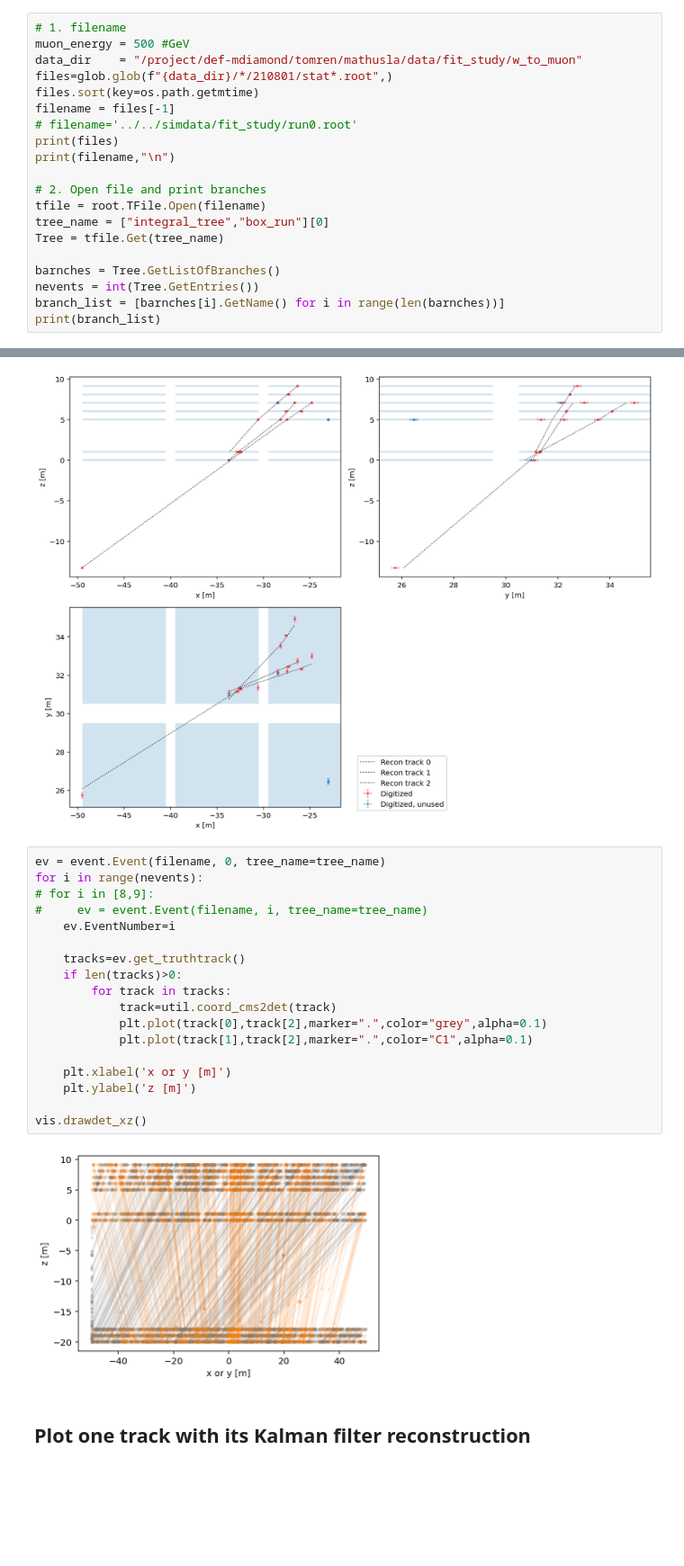
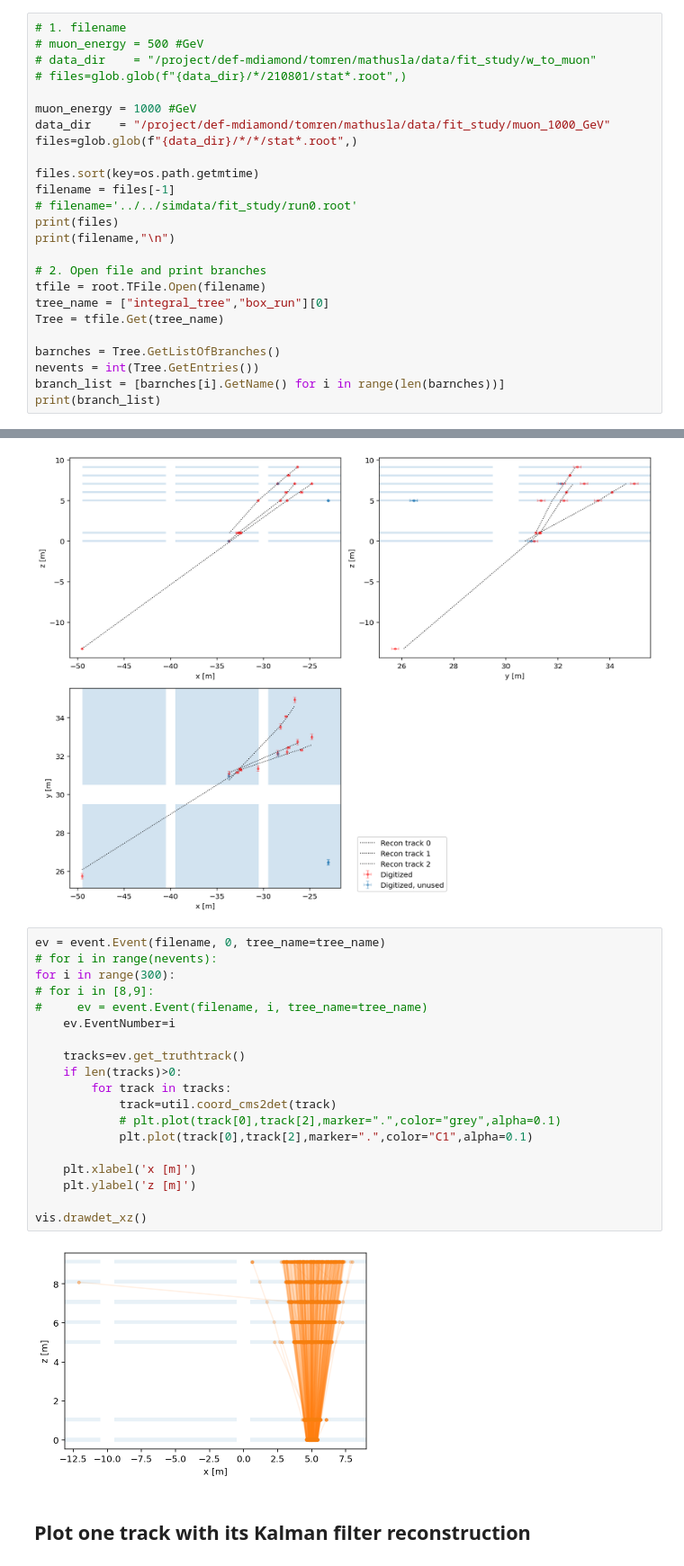
Before and after one commit to EdmondRen/mathusla_tracker_debugging, a Jupyter notebook: 00_basic.ipynb, the cells around one changed output, grey strips where cells are left out. Shown at 90% size. Saved outputs shown, nothing was run; the diff lists cells and outputs as text; blank space fills up the shorter version.

Commit message:
completing 1-track study

```diff
--- a/00_basic.ipynb
+++ b/00_basic.ipynb
@@ -39,9 +43,14 @@ tracker ../data/w_to_muon/20230129/210801/run0.root ../data/w_to_muon/20230129/2
 * use "event" class
 # %%
 # 1. filename
-muon_energy = 500 #GeV
-data_dir    = "/project/def-mdiamond/tomren/mathusla/data/fit_study/w_to_muon"
-files=glob.glob(f"{data_dir}/*/210801/stat*.root",)
+# muon_energy = 500 #GeV
+# data_dir    = "/project/def-mdiamond/tomren/mathusla/data/fit_study/w_to_muon"
+# files=glob.glob(f"{data_dir}/*/210801/stat*.root",)
+
+muon_energy = 1000 #GeV
+data_dir    = "/project/def-mdiamond/tomren/mathusla/data/fit_study/muon_1000_GeV"
+files=glob.glob(f"{data_dir}/*/*/stat*.root",)
+
 files.sort(key=os.path.getmtime)
 filename = files[-1]
 # filename='../../simdata/fit_study/run0.root'
@@ -93,24 +102,25 @@ plt.show()
 [figure]
 # %%
 ev = event.Event(filename, 0, tree_name=tree_name)
-for i in range(nevents):
+# for i in range(nevents):
+for i in range(300):
 # for i in [8,9]:
 #     ev = event.Event(filename, i, tree_name=tree_name)
     ev.EventNumber=i
 
     tracks=ev.get_truthtrack()
     if len(tracks)>0:
         for track in tracks:
             track=util.coord_cms2det(track)
-            plt.plot(track[0],track[2],marker=".",color="grey",alpha=0.1)
-            plt.plot(track[1],track[2],marker=".",color="C1",alpha=0.1)
+            # plt.plot(track[0],track[2],marker=".",color="grey",alpha=0.1)
+            plt.plot(track[0],track[2],marker=".",color="C1",alpha=0.1)
 
-    plt.xlabel('x or y [m]')
+    plt.xlabel('x [m]')
     plt.ylabel('z [m]')
 
 vis.drawdet_xz()
 # %% [output]
-[figure, old version]
+[figure, new version]
 # %% [markdown]
 ## Plot one track with its Kalman filter reconstruction
 # %%
```
Also changed, not shown: parts of 2 cells of this notebook, 28 other files.
